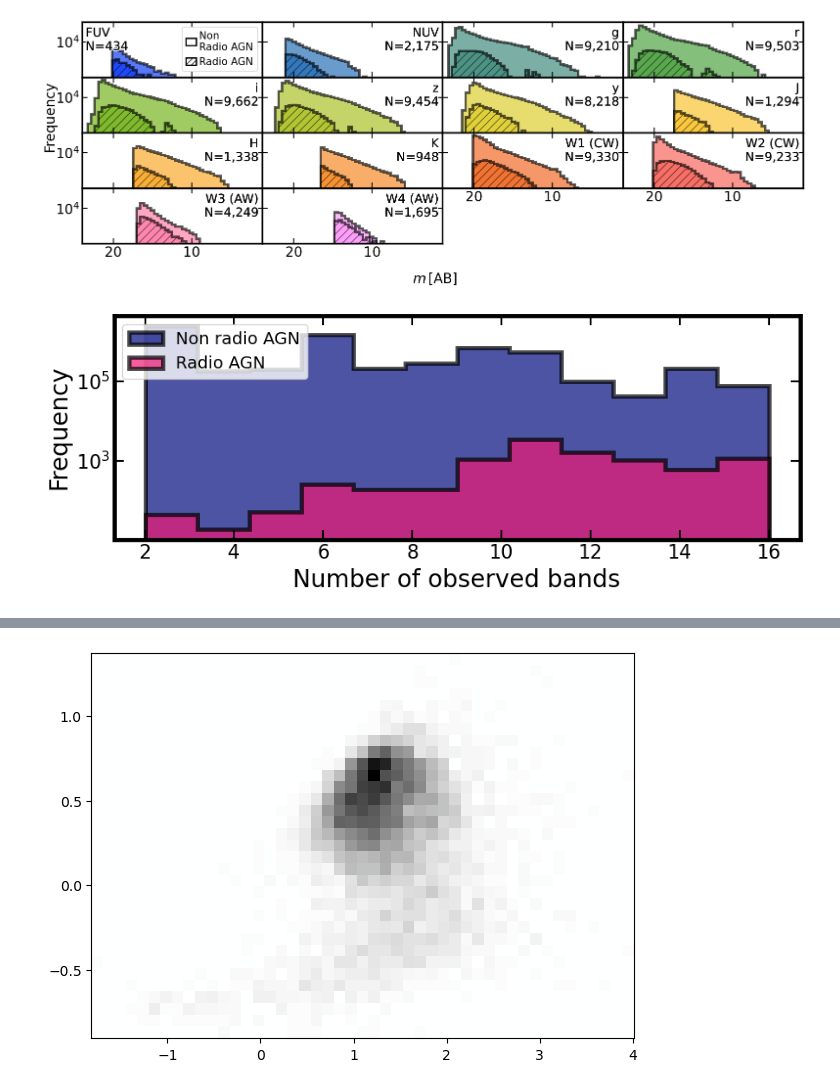
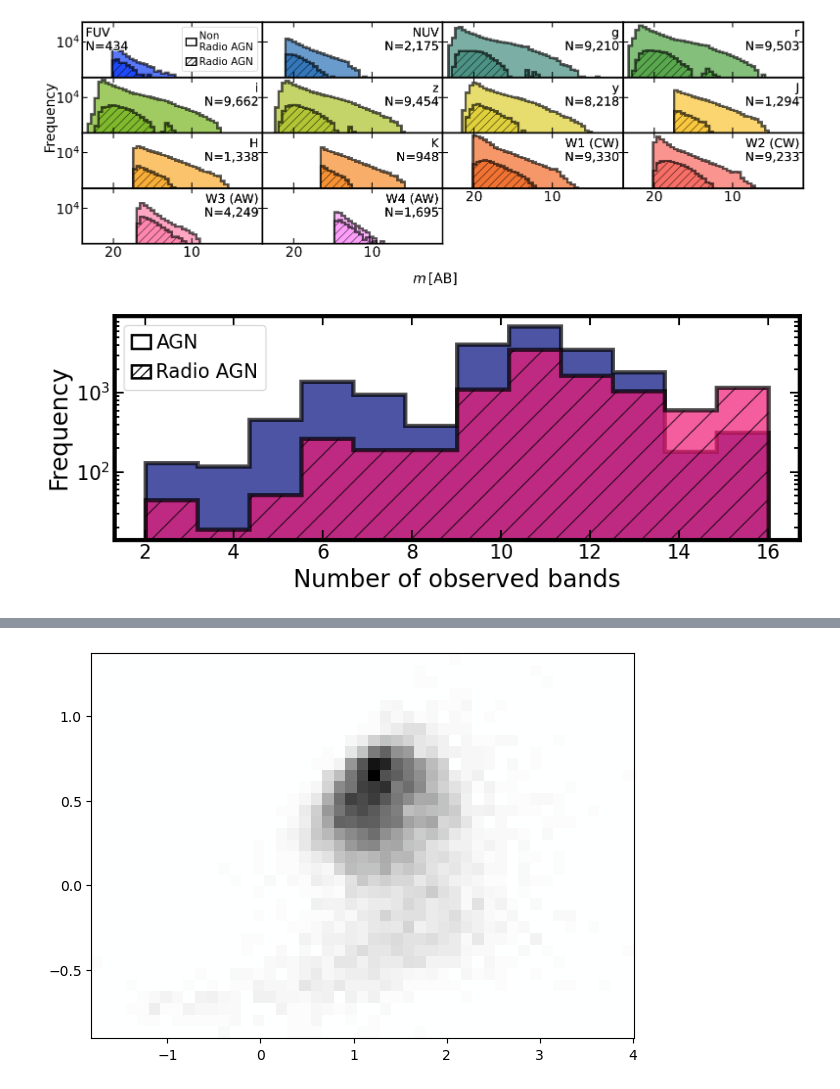
Before and after one commit to racarvajal/Pipeline_RG_z_ML, a Jupyter notebook: describe_data.ipynb, the cells around one changed output, grey strips where cells are left out. Saved outputs shown, nothing was run; the diff lists cells and outputs as text; code cells hidden in the pictures.

Commit message:
fix histogram colours

```diff
--- a/describe_data.ipynb
+++ b/describe_data.ipynb
@@ -334,32 +334,37 @@ plt.show()
 # %%
 fig             = plt.figure(figsize=(9,3.5))
 ax1             = fig.add_subplot(111, xscale='linear', yscale='log')
 
-# filt_lims       = np.array(full_catalog_df.loc[:, 'imag'] != mag_cols_lim['imag'])
-filt_radio_agn  = np.array(full_catalog_df.loc[:, 'is_AGN'] == 1) & np.array(full_catalog_df.loc[:, 'radio_detect'] == 1)
+filt_AGN        = np.array(full_catalog_df.loc[:, 'is_AGN'] == 1)
+filt_nrad_AGN   = np.array(full_catalog_df.loc[:, 'radio_detect'] == 0) & np.array(full_catalog_df.loc[:, 'is_AGN'] == 1)
+filt_radio_AGN  = np.array(full_catalog_df.loc[:, 'radio_detect'] == 1) & np.array(full_catalog_df.loc[:, 'is_AGN'] == 1)
 
 min_num_band   = full_catalog_df.loc[:, 'band_num'].min()
 max_num_band   = full_catalog_df.loc[:, 'band_num'].max()
 band_bins      = np.linspace(min_num_band, max_num_band, 13)
 
-_, bins, _ = ax1.hist(full_catalog_df.loc[~filt_radio_agn, 'band_num'], bins=band_bins, histtype='stepfilled', ec='k',
+_, bins, _ = ax1.hist(full_catalog_df.loc[filt_nrad_AGN, 'band_num'], bins=band_bins, histtype='stepfilled', ec='k',
                       fc=plt.get_cmap('cet_bmy',3)(0.0), lw=3.5, label='Non radio AGN', alpha=0.7, density=False)
-ax1.hist(full_catalog_df.loc[filt_radio_agn, 'band_num'], bins=band_bins, histtype='stepfilled', ec='k',
-         fc=plt.get_cmap('cet_bmy',3)(0.5), lw=3.5, label='Radio AGN', alpha=0.7, density=False)
+ax1.hist(full_catalog_df.loc[filt_radio_AGN, 'band_num'], bins=band_bins, histtype='stepfilled', ec='k',
+         fc=plt.get_cmap('cet_bmy',3)(0.5), lw=3.5, label='Radio AGN', alpha=0.7, density=False, hatch='/')
+
+AGN_patch       = mpatches.Patch(fc='None', ec='k', label='AGN', lw=2.0)
+radio_AGN_patch = mpatches.Patch(fc='None', ec='k', label='Radio AGN', hatch='///', lw=2.0)
+ax1.legend(handles=[AGN_patch, radio_AGN_patch], loc=2, fontsize=16,
+              handletextpad=0.3, handlelength=1.0)
 
 ax1.tick_params(which='both', top=True, right=True, direction='in')
 ax1.tick_params(axis='both', which='major', labelsize=16)
 ax1.tick_params(which='major', length=8, width=1.5)
 ax1.tick_params(which='minor', length=4, width=1.5)
 ax1.set_xlabel('Number of observed bands', size=20)
 ax1.set_ylabel('Frequency', size=20)
 plt.setp(ax1.spines.values(), linewidth=3.5)
 plt.setp(ax1.spines.values(), linewidth=3.5)
-plt.legend(loc=2, fontsize=14)
 #ax1.set_aspect('equal', 'box')
 fig.tight_layout()
 if save_plot_flag:
     plt.savefig(f'plots/hist_nbands_rAGN_non_rAGN_{used_area}.pdf', bbox_inches='tight')
 plt.show()
 # %% [output]
-[figure, old version]
+[figure, new version]
```
Also changed, not shown: parts of 1 cell of this notebook.
